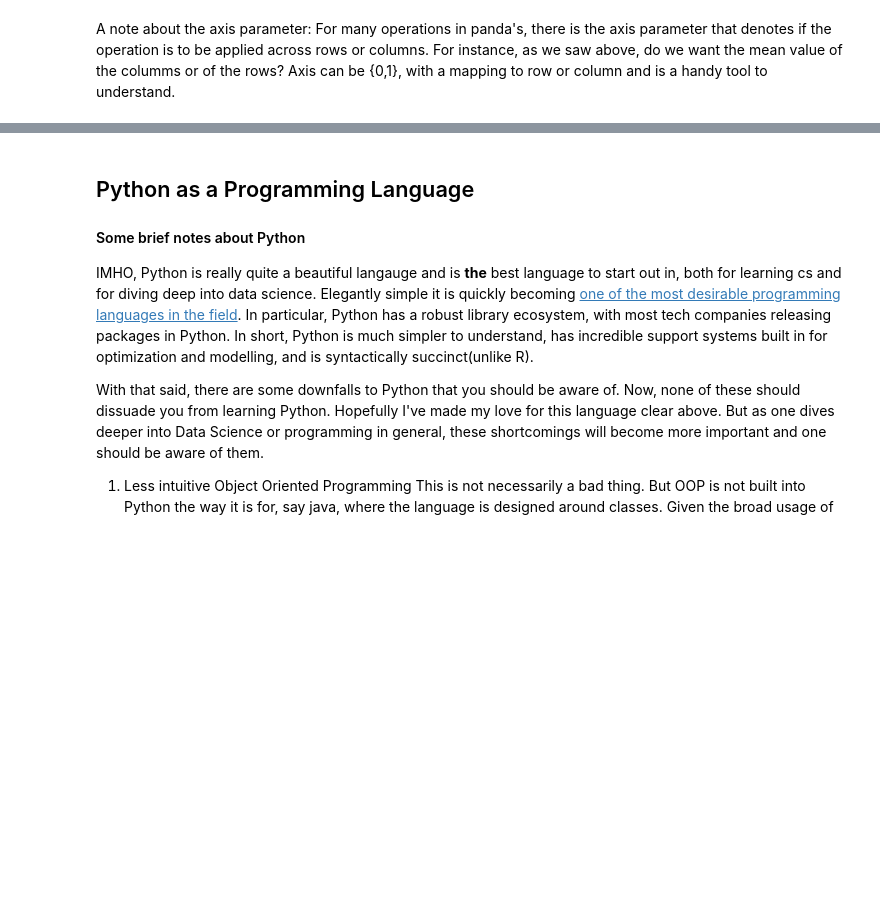
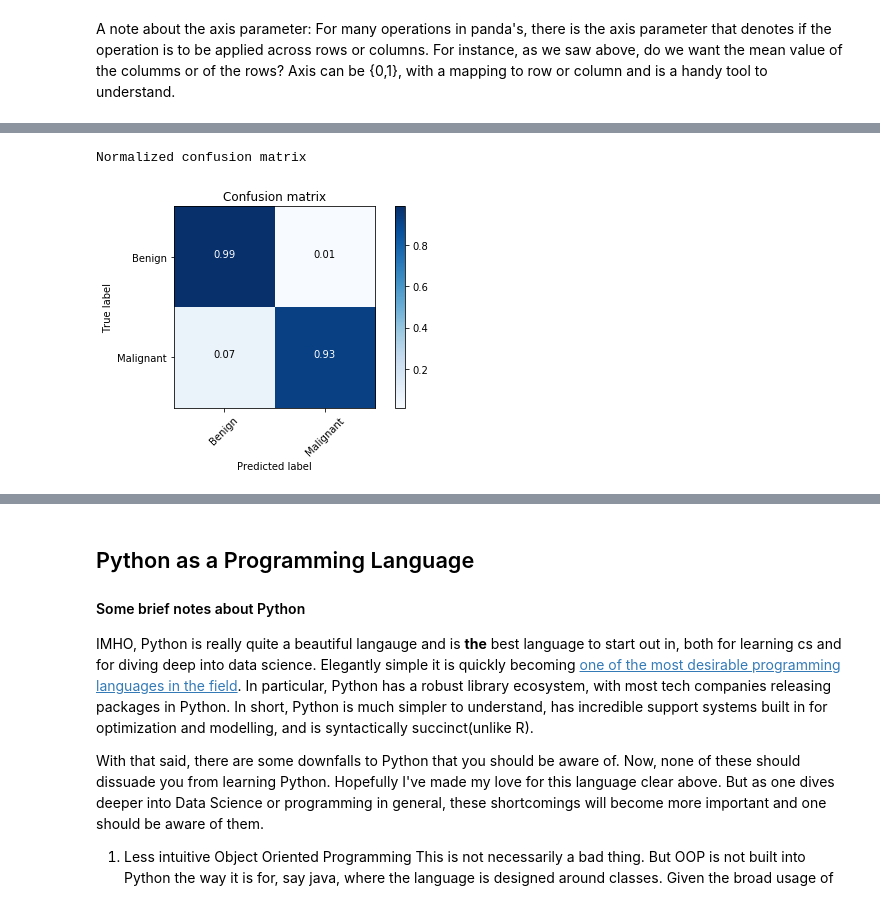
Before and after one commit to charlesxjyang/ML-tutorials, a Jupyter notebook: Python Tutorial/Python for Data Science Tutorial.ipynb, the cells around one changed output, grey strips where cells are left out. Saved outputs shown, nothing was run; the diff lists cells and outputs as text; code cells hidden in the pictures; blank space fills up the shorter version.

```diff
--- a/Python Tutorial/Python for Data Science Tutorial.ipynb
+++ b/Python Tutorial/Python for Data Science Tutorial.ipynb
@@ -501,0 +563,23 @@ plot_confusion_matrix(cnf_matrix,class_names)
+# %%
+#Super scary sounding RandomForestClassifier
+from sklearn.ensemble import RandomForestClassifier #1. Change which model we import
+from sklearn.model_selection import train_test_split
+#converts M,B to 1,0 respectively
+y = np.array(df['diagnosis']=='M').astype(int)
+
+X_train,X_test,y_train,y_test = train_test_split(df.iloc[:,1:],df['diagnosis'])
+
+#instantiating the model object
+model = RandomForestClassifier() #2. Change which model we instantiate
+#fitting/training model on train data
+model.fit(X_train,y_train)
+#model will predict based on given X_test
+y_pred = model.predict(X_test)
+#Plotting Confusion Matrix
+class_names = ['Benign','Malignant']
+plot_confusion_matrix(y_test,y_pred,class_names)
+
+#We only had to change 2 lines from the previous logistic regression cell!
+# %% [output]
+Normalized confusion matrix
+[figure, added]
```
Also changed, not shown: parts of 31 cells of this notebook.
